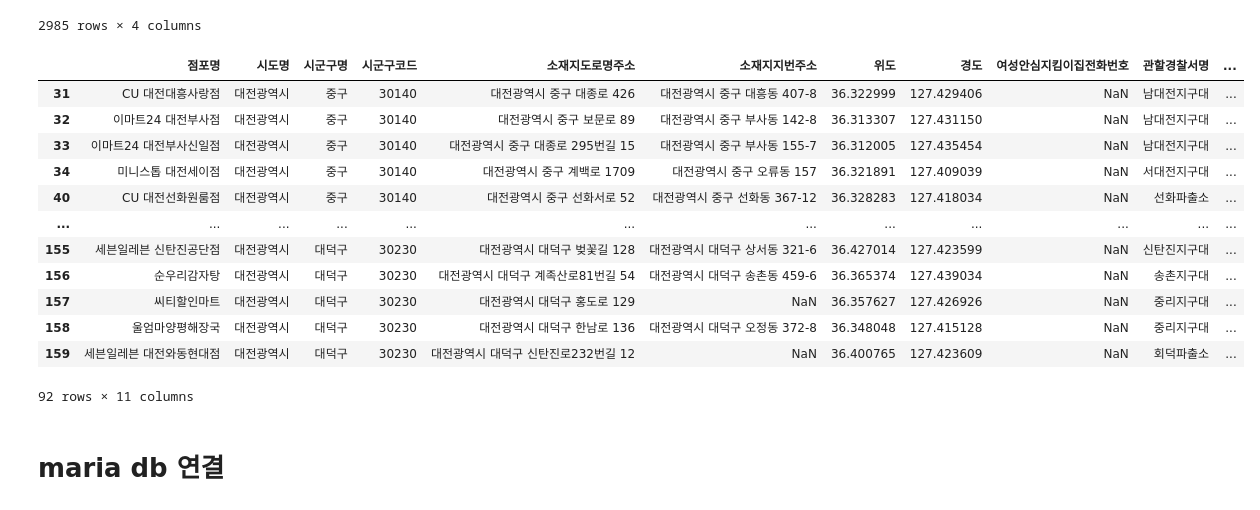
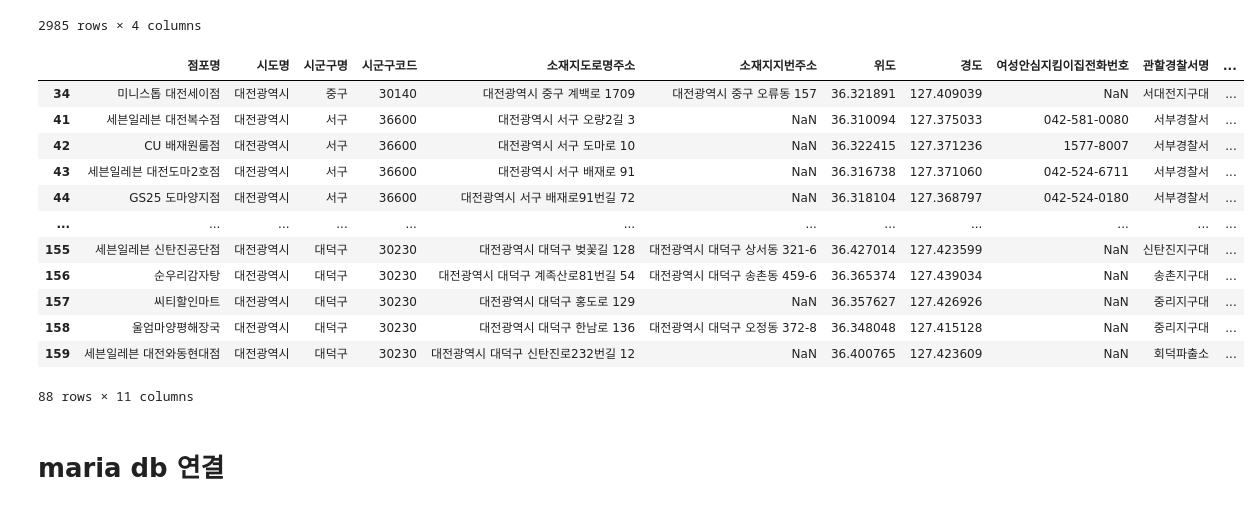
Before and after one commit to Bom-E/pythonDaejeon, a Jupyter notebook: dataframe_and_table.ipynb, the cells around one changed output. Cells and saved outputs as stored; diff of their text form; code cells hidden in the pictures.

```diff
--- a/dataframe_and_table.ipynb
+++ b/dataframe_and_table.ipynb
@@ -162,46 +159,95 @@ df_cctv
 | 116 | 사천성 맞은편 천변(회전) | 중구 산성동 166-22 | 127.38606110 | 36.30925430 |
 2985 rows × 4 columns
 # %%
-df_dict1 = pd.read_csv('대전광역시_유성구_여성안심지킴이집_20240214.csv', encoding="CP949")
-df_dict2 = pd.read_csv('대전광역시_중구_여성안심지킴이집_20231130.csv', encoding="CP949")
-df_dict3 = pd.read_csv('대전광역시_서구_여성안심지킴이집_20231109.csv', encoding="CP949")
-df_dict4 = pd.read_csv('대전광역시_동구_여성안심지킴이집_20230721.csv', encoding="CP949")
-df_dict5 = pd.read_csv('대전광역시_대덕구_여성안심지킴이집_20230419.csv', encoding="CP949")
+df_dict1 = pd.read_csv('data/대전광역시_유성구_여성안심지킴이집_20240214.csv', encoding="CP949")
+df_dict2 = pd.read_csv('data/대전광역시_중구_여성안심지킴이집_20231130.csv', encoding="CP949")
+df_dict3 = pd.read_csv('data/대전광역시_서구_여성안심지킴이집_20231109.csv', encoding="CP949")
+df_dict4 = pd.read_csv('data/대전광역시_동구_여성안심지킴이집_20230721.csv', encoding="CP949")
+df_dict5 = pd.read_csv('data/대전광역시_대덕구_여성안심지킴이집_20230419.csv', encoding="CP949")
 
 df_house = [df_dict1, df_dict2, df_dict3, df_dict4, df_dict5]
 
 for i in range(len(df_house)):
     df_house[i].columns = df_house[i].columns.str.strip()
     df_house[i] = df_house[i][df_house[i]['운영여부'] != 'N']
 
 df_result = pd.concat(df_house, ignore_index=True)
 
 # 지정연도, 운영여부 삭제(운영여부는 어차피 전부 Y임)
 df_result = df_result.drop(columns=['지정연도', '운영여부'])
 
 df_result
 
 # 데이터 결측치 제거(원래 NaN 데이터를 날리려 했으나, 데이터 조회 후 결정.)
 # df_result[df_result.isna().any(axis=1)]
 
+# NaN 데이터가 있는 행만 조회
+df_result[df_result.isna().any(axis=1)]
+
 # 폐업신고 한 가게 행 삭제
-df_result.drop([22], axis=0, inplace=True)
+drop_data = [22]
+df_result.drop(drop_data, axis=0, inplace=True)
+
+# 전화번호 NaN 수정
+# iat으로 하니까 기존 데이터의 인덱스에 데이터가 덧씌워진다...
+# 레이어 기준이 아니라 위치 기준이라서 그럴 가능성이 큰 듯. 게다가 행 삭제 하고 인덱스 재지정도 안 해줬으니...
+# 폐업 파악 후 인덱스 재지정 해주자. (그러고 iat으로 잘못 지정한 전화번호 값 2개도 수정해야함...)
+df_result.at[31, '여성안심지킴이집전화번호'] = '1577-8007'
+df_result.at[32, '여성안심지킴이집전화번호'] = '02-6916-1500'
+df_result.at[33, '여성안심지킴이집전화번호'] = '070-7740-0008'
+df_result.at[40, '여성안심지킴이집전화번호'] = '1577-8007'
+df_result.at[42, '여성안심지킴이집전화번호'] = '1577-8007'
+df_result.at[48, '여성안심지킴이집전화번호'] = '042-522-7433'
+df_result.at[51, '여성안심지킴이집전화번호'] = '1577-8007'
+df_result.at[52, '여성안심지킴이집전화번호'] = '1577-8007'
+df_result.at[53, '여성안심지킴이집전화번호'] = '1577-8007'
+
+# 카카오주소 api를 통해 지번주소가 NaN 제거
+
+
+# 주소 NaN 수정
+# 아름답지 않아... 카카오주소api를 이용해서 자동화 하면 될 것 같은데... 일단 생각해보자
+# 1. 카카오주소 api를  requests로 불러오기
+# 2. if문으로 소재지지번주소가 NaN 값인 행들을 조회
+# 3. 소재지도로명주소를 잘라서 검색 후 지번주소를 찾아서 넣기.
+df_result.at[41, '소재지지번주소'] = '대전광역시 서구 복수동 284'
+df_result.at[42, '소재지지번주소'] = '대전광역시 서구 도마동 50-28'
+df_result.at[43, '소재지지번주소'] = '대전광역시 서구 도마동 334-14'
+df_result.at[44, '소재지지번주소'] = '대전광역시 서구 도마동 330-30'
+df_result.at[45, '소재지지번주소'] = '대전광역시 서구 정림동 677'
+df_result.at[46, '소재지지번주소'] = '대전광역시 서구 변동 59-15'
+df_result.at[47, '소재지지번주소'] = '대전광역시 서구 변동 253-23'
+df_result.at[48, '소재지지번주소'] = '대전광역시 서구 용문동 277-24'
+df_result.at[49, '소재지지번주소'] = '대전광역시 서구 용문동 260-1'
+df_result.at[50, '소재지지번주소'] = '대전광역시 서구 괴정동 423-19'
+df_result.at[51, '소재지지번주소'] = '대전광역시 서구 괴정동 53-46'
+df_result.at[52, '소재지지번주소'] = '대전광역시 서구 괴정동 6-5'
+df_result.at[53, '소재지지번주소'] = '대전광역시 서구 괴정동 47-14'
+df_result.at[54, '소재지지번주소'] = '대전광역시 서구 괴정동 2-23'
+df_result.at[55, '소재지지번주소'] = '대전광역시 서구 괴정동 51-40'
+df_result.at[56, '소재지지번주소'] = '대전광역시 서구가장동 50-45'
+
+# 전화번호가 없는 지점(결측치 처리 후 마지막에 할 것.)
+# df_result['여성안심지킴이집전화번호'].fillna('전화번호 없음', inplace=True)
+
+# 인덱스 재지정(이것도 결측치 처리 후 마지막에 할 것.)
+# df_result.reset_index(drop=True, inplace=True)
 
 df_result[df_result.isna().any(axis=1)]
 # %% [output]
 |  | 점포명 | 시도명 | 시군구명 | 시군구코드 | 소재지도로명주소 | 소재지지번주소 | 위도 | 경도 | 여성안심지킴이집전화번호 | 관할경찰서명 | ... |
-| 31 | CU 대전대흥사랑점 | 대전광역시 | 중구 | 30140 | 대전광역시 중구 대종로 426 | 대전광역시 중구 대흥동 407-8 | 36.322999 | 127.429406 | NaN | 남대전지구대 | ... |
-| 32 | 이마트24 대전부사점 | 대전광역시 | 중구 | 30140 | 대전광역시 중구 보문로 89 | 대전광역시 중구 부사동 142-8 | 36.313307 | 127.431150 | NaN | 남대전지구대 | ... |
-| 33 | 이마트24 대전부사신일점 | 대전광역시 | 중구 | 30140 | 대전광역시 중구 대종로 295번길 15 | 대전광역시 중구 부사동 155-7 | 36.312005 | 127.435454 | NaN | 남대전지구대 | ... |
 | 34 | 미니스톱 대전세이점 | 대전광역시 | 중구 | 30140 | 대전광역시 중구 계백로 1709 | 대전광역시 중구 오류동 157 | 36.321891 | 127.409039 | NaN | 서대전지구대 | ... |
-| 40 | CU 대전선화원룸점 | 대전광역시 | 중구 | 30140 | 대전광역시 중구 선화서로 52 | 대전광역시 중구 선화동 367-12 | 36.328283 | 127.418034 | NaN | 선화파출소 | ... |
+| 41 | 세븐일레븐 대전복수점 | 대전광역시 | 서구 | 36600 | 대전광역시 서구 오량2길 3 | NaN | 36.310094 | 127.375033 | 042-581-0080 | 서부경찰서 | ... |
+| 42 | CU 배재원룸점 | 대전광역시 | 서구 | 36600 | 대전광역시 서구 도마로 10 | NaN | 36.322415 | 127.371236 | 1577-8007 | 서부경찰서 | ... |
+| 43 | 세븐일레븐 대전도마2호점 | 대전광역시 | 서구 | 36600 | 대전광역시 서구 배재로 91 | NaN | 36.316738 | 127.371060 | 042-524-6711 | 서부경찰서 | ... |
+| 44 | GS25 도마양지점 | 대전광역시 | 서구 | 36600 | 대전광역시 서구 배재로91번길 72 | NaN | 36.318104 | 127.368797 | 042-524-0180 | 서부경찰서 | ... |
 | ... | ... | ... | ... | ... | ... | ... | ... | ... | ... | ... | ... |
 | 155 | 세븐일레븐 신탄진공단점 | 대전광역시 | 대덕구 | 30230 | 대전광역시 대덕구 벚꽃길 128 | 대전광역시 대덕구 상서동 321-6 | 36.427014 | 127.423599 | NaN | 신탄진지구대 | ... |
 | 156 | 순우리감자탕 | 대전광역시 | 대덕구 | 30230 | 대전광역시 대덕구 계족산로81번길 54 | 대전광역시 대덕구 송촌동 459-6 | 36.365374 | 127.439034 | NaN | 송촌지구대 | ... |
 | 157 | 씨티할인마트 | 대전광역시 | 대덕구 | 30230 | 대전광역시 대덕구 홍도로 129 | NaN | 36.357627 | 127.426926 | NaN | 중리지구대 | ... |
 | 158 | 울엄마양평해장국 | 대전광역시 | 대덕구 | 30230 | 대전광역시 대덕구 한남로 136 | 대전광역시 대덕구 오정동 372-8 | 36.348048 | 127.415128 | NaN | 중리지구대 | ... |
 | 159 | 세븐일레븐 대전와동현대점 | 대전광역시 | 대덕구 | 30230 | 대전광역시 대덕구 신탄진로232번길 12 | NaN | 36.400765 | 127.423609 | NaN | 회덕파출소 | ... |
-92 rows × 11 columns
+88 rows × 11 columns
 # %% [markdown]
 # maria db 연결
 # %%
```
Also changed, not shown: parts of 5 cells of this notebook, 59 other files.
